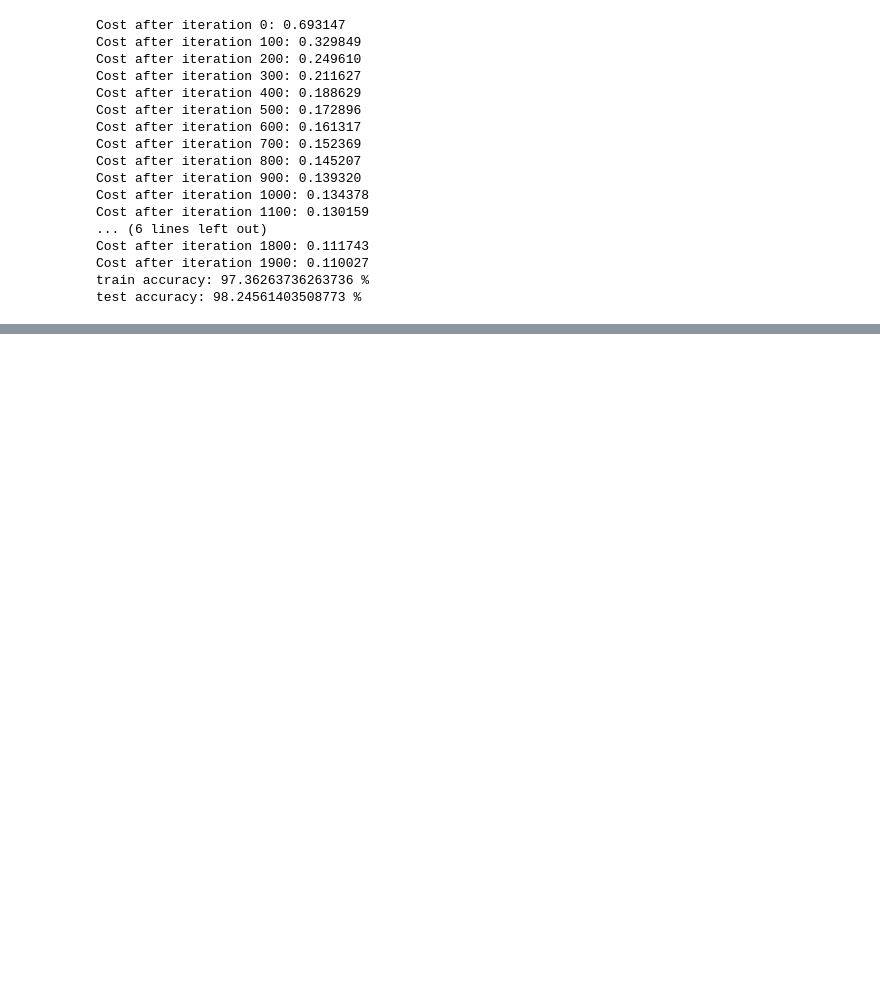
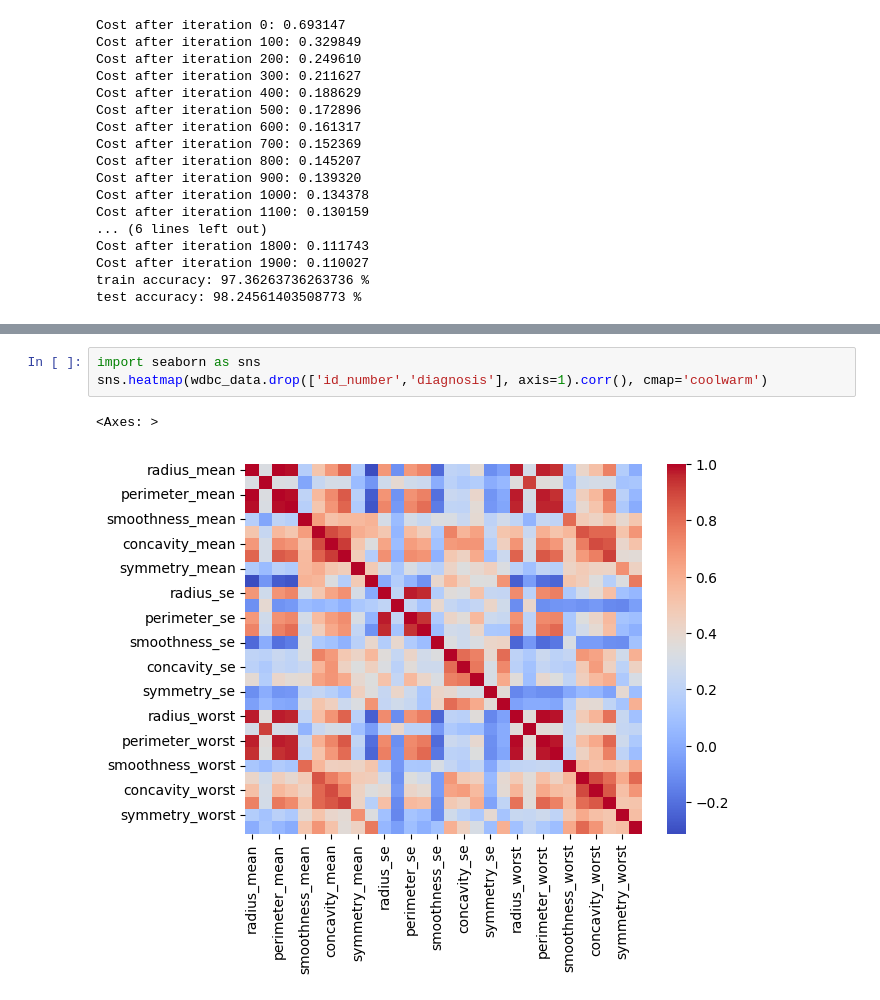
Before and after one commit to gujerlywantgenshin/breast_cancer_classification, a Jupyter notebook: breast_cancer_classification.ipynb, the cells around one changed output, grey strips where cells are left out. Saved outputs shown, nothing was run; the diff lists cells and outputs as text; blank space fills up the shorter version.

```diff
--- a/breast_cancer_classification.ipynb
+++ b/breast_cancer_classification.ipynb
@@ -179,0 +189,6 @@ test accuracy: 98.24561403508773 %
+# %%
+import seaborn as sns
+sns.heatmap(wdbc_data.drop(['id_number','diagnosis'], axis=1).corr(), cmap='coolwarm')
+# %% [output]
+<Axes: >
+[figure, added]
```
Also changed, not shown: parts of 2 cells of this notebook.
